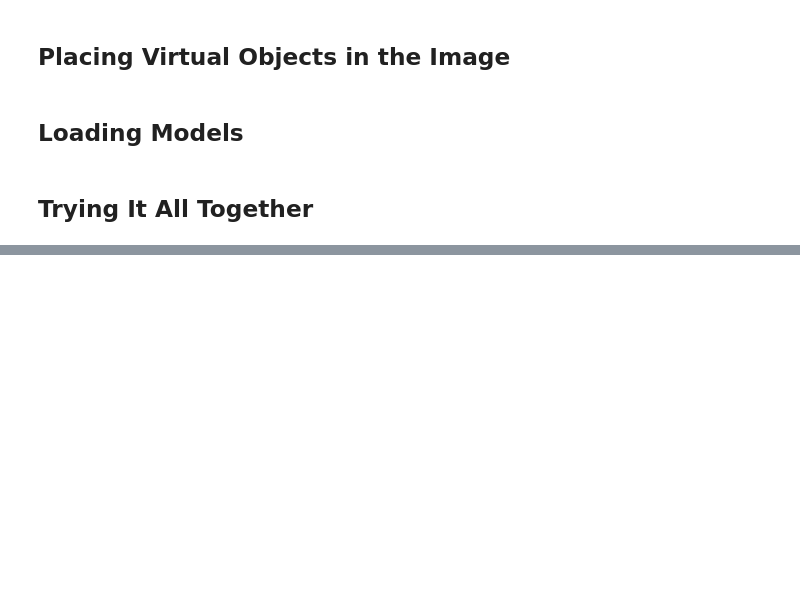
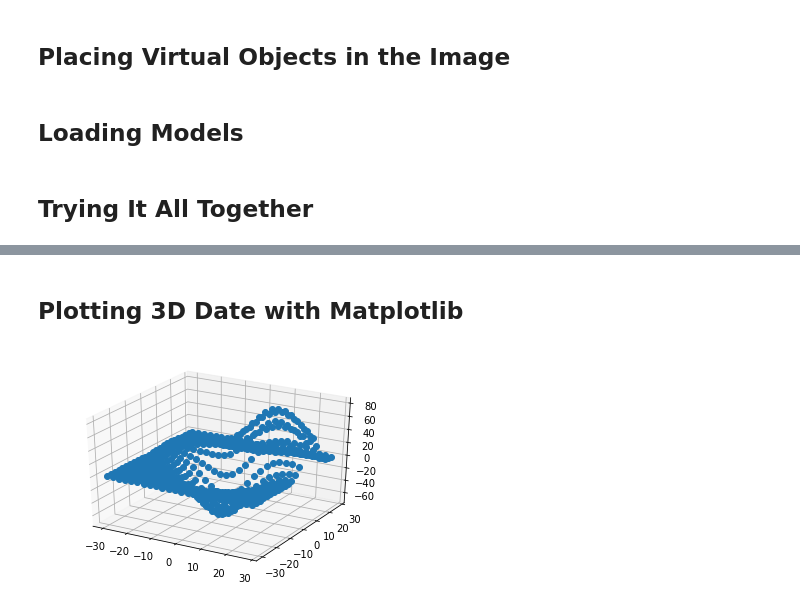
Before and after one commit to JoBo33/Introduction_To_ComputerVision, a Jupyter notebook: writeup.ipynb, the cells around one changed output, grey strips where cells are left out. Drawn from its saved outputs; the diff is of its cells as text; code cells hidden in the pictures; blank space fills up the shorter version.

```diff
--- a/writeup.ipynb
+++ b/writeup.ipynb
@@ -562,0 +608,17 @@ IOError: [Errno 2] No such file or directory: 'LEGO.Creator_Plane.mtl'
+# %% [markdown]
+## Plotting 3D Date with Matplotlib
+# %%
+from mpl_toolkits.mplot3d import axes3d
+
+fig = plt.figure()
+ax = fig.gca(projection="3d")
+
+# generate 3D sample data
+X, Y, Z = axes3d.get_test_data(0.25)
+
+# plot the points in 3D
+ax.plot(X.flatten(), Y.flatten(), Z.flatten(), 'o')
+
+plt.show()
+# %% [output]
+[figure, added]
```
Also changed, not shown: parts of 14 cells of this notebook, 21 other files.
